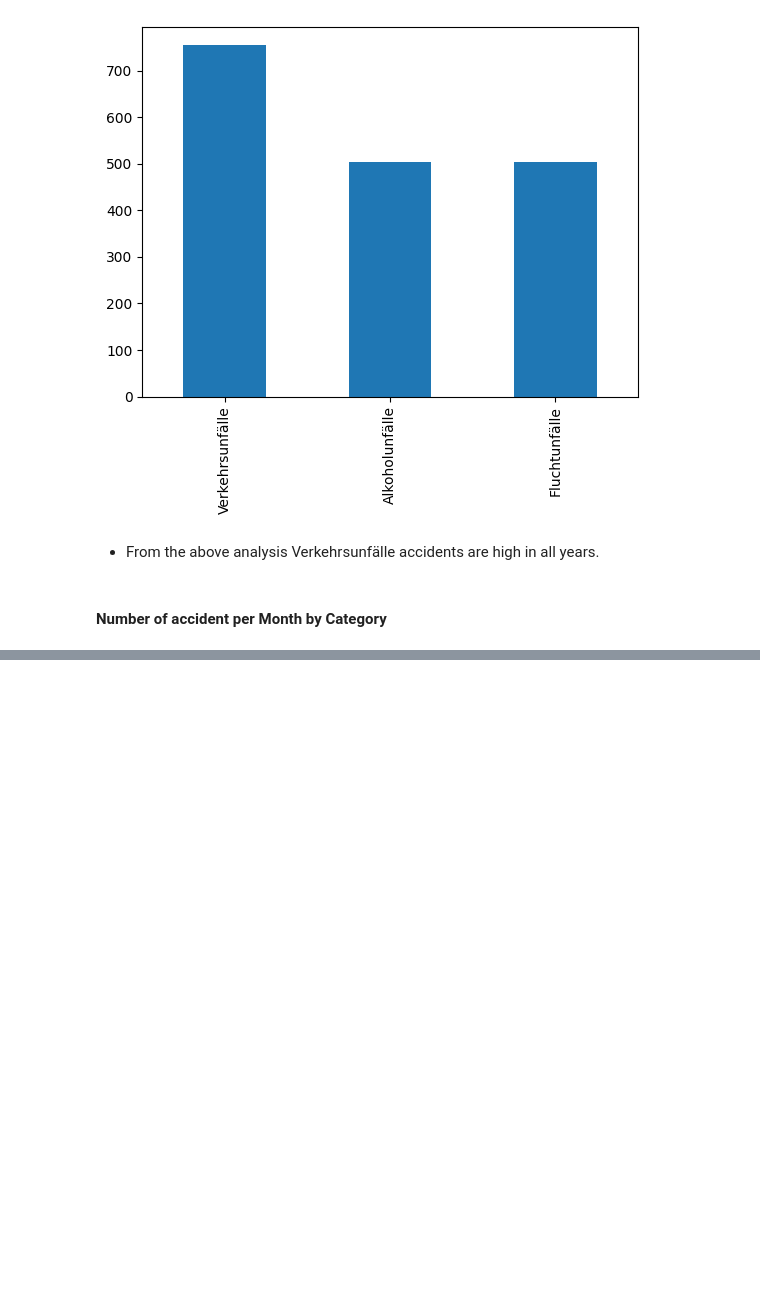
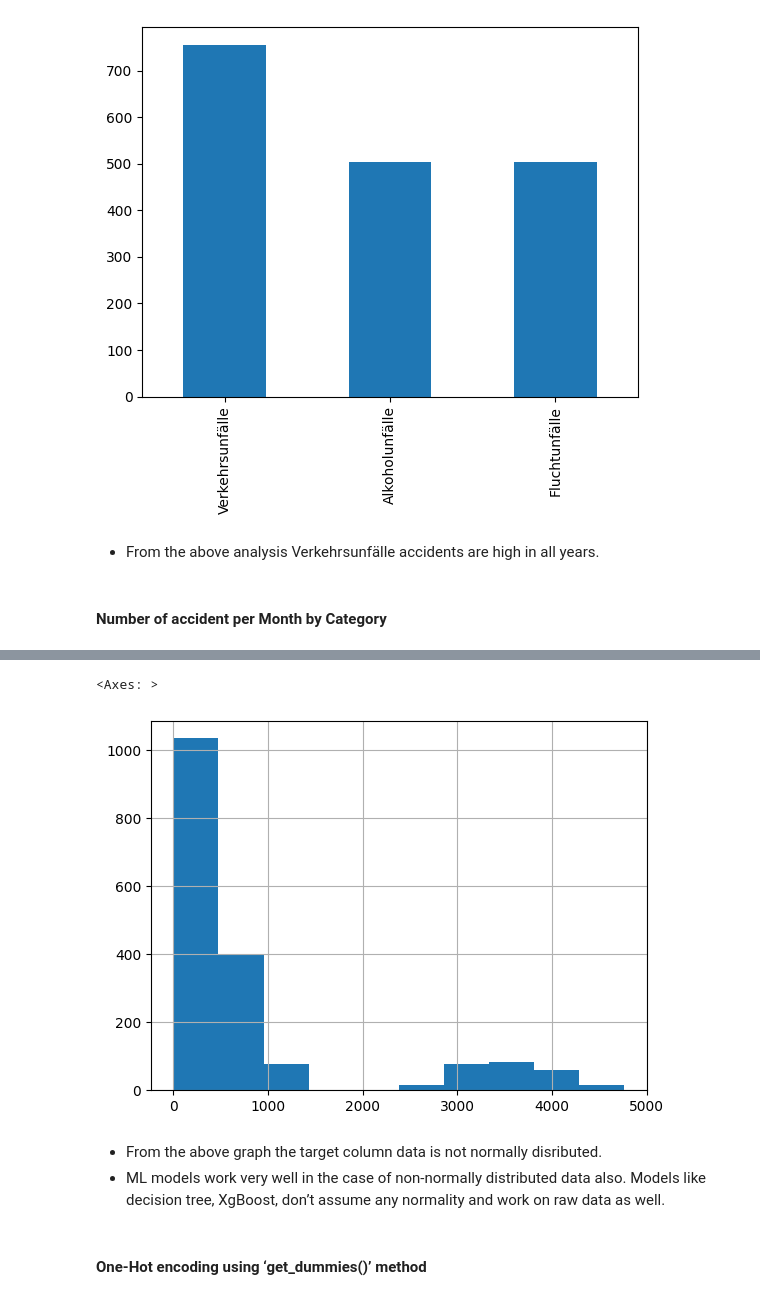
Before and after one commit to Sulochanaakki/munich_accidentdataset_modelbuilding, a Jupyter notebook: Notebook/dataanalysis.ipynb, the cells around one changed output, grey strips where cells are left out. Drawn from its saved outputs; the diff is of its cells as text; code cells hidden in the pictures; blank space fills up the shorter version.

Commit message:
model training and prediction done

```diff
--- a/Notebook/dataanalysis.ipynb
+++ b/Notebook/dataanalysis.ipynb
@@ -340,0 +361,10 @@ plt.show
+# %%
+df_2020.Value.hist()
+# %% [output]
+<Axes: >
+[figure, added]
+# %% [markdown]
+- From the above graph the target column data  is not normally disributed.
+- ML models work very well in the case of non-normally distributed data also. Models like decision tree, XgBoost, don’t assume any normality and work on raw data as well.
+# %% [markdown]
+#### One-Hot encoding using ‘get_dummies()’ method
```
Also changed, not shown: parts of 58 cells of this notebook.
